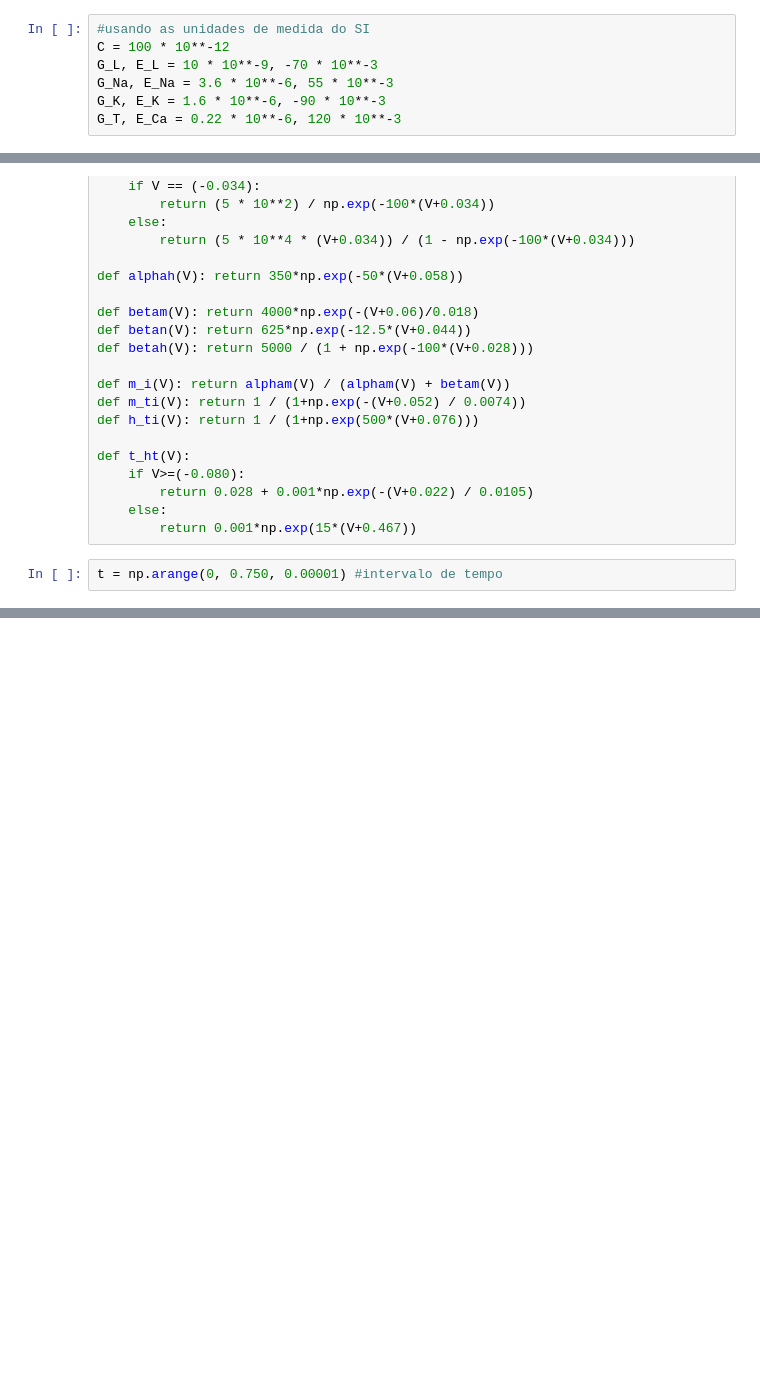
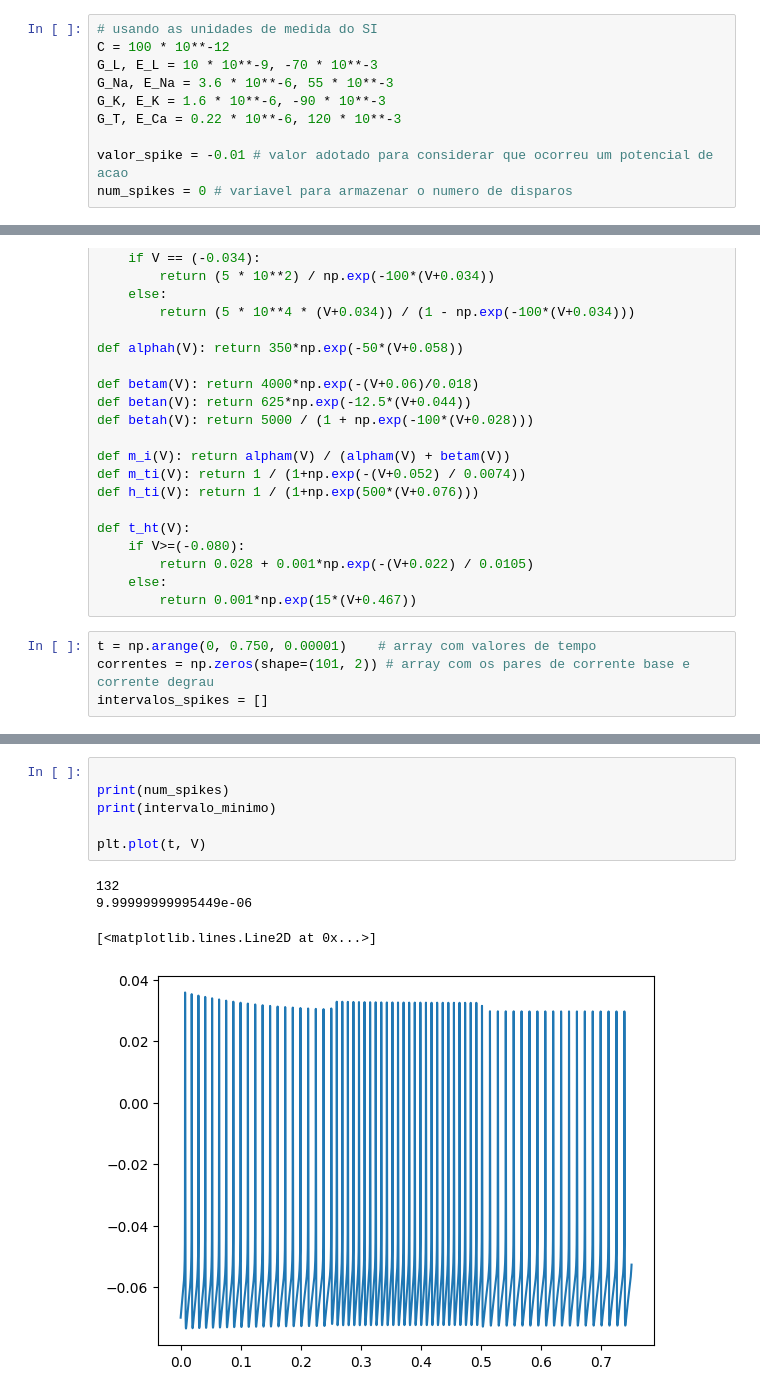
Before and after one commit to rfscorrea/listas-neurociencia-profroque, a Jupyter notebook: lista3/exercicio2.ipynb, the cells around one changed output, grey strips where cells are left out. Cells and saved outputs as stored; diff of their text form; blank space fills up the shorter version.

```diff
--- a/lista3/exercicio2.ipynb
+++ b/lista3/exercicio2.ipynb
@@ -3,12 +3,15 @@ import matplotlib.pyplot as plt
 import numpy as np
 from scipy.integrate import odeint
 # %%
-#usando as unidades de medida do SI
+# usando as unidades de medida do SI
 C = 100 * 10**-12
 G_L, E_L = 10 * 10**-9, -70 * 10**-3
 G_Na, E_Na = 3.6 * 10**-6, 55 * 10**-3
 G_K, E_K = 1.6 * 10**-6, -90 * 10**-3
 G_T, E_Ca = 0.22 * 10**-6, 120 * 10**-3
+
+valor_spike = -0.01 # valor adotado para considerar que ocorreu um potencial de acao
+num_spikes = 0 # variavel para armazenar o numero de disparos
 # %%
 def alpham(V):
     if V == (-0.035):
@@ -37,5 +40,7 @@ def t_ht(V):
     else:
         return 0.001*np.exp(15*(V+0.467))
 # %%
-t = np.arange(0, 0.750, 0.00001) #intervalo de tempo
+t = np.arange(0, 0.750, 0.00001)    # array com valores de tempo
+correntes = np.zeros(shape=(101, 2)) # array com os pares de corrente base e corrente degrau
+intervalos_spikes = []
 # %%
@@ -68,0 +93,11 @@ h_t = X[:,3]
+# %%
+
+print(num_spikes)
+print(intervalo_minimo)
+
+plt.plot(t, V)
+# %% [output]
+132
+9.99999999995449e-06
+[<matplotlib.lines.Line2D at 0x...>]
+[figure, added]
```
Also changed, not shown: parts of 1 cell of this notebook.
